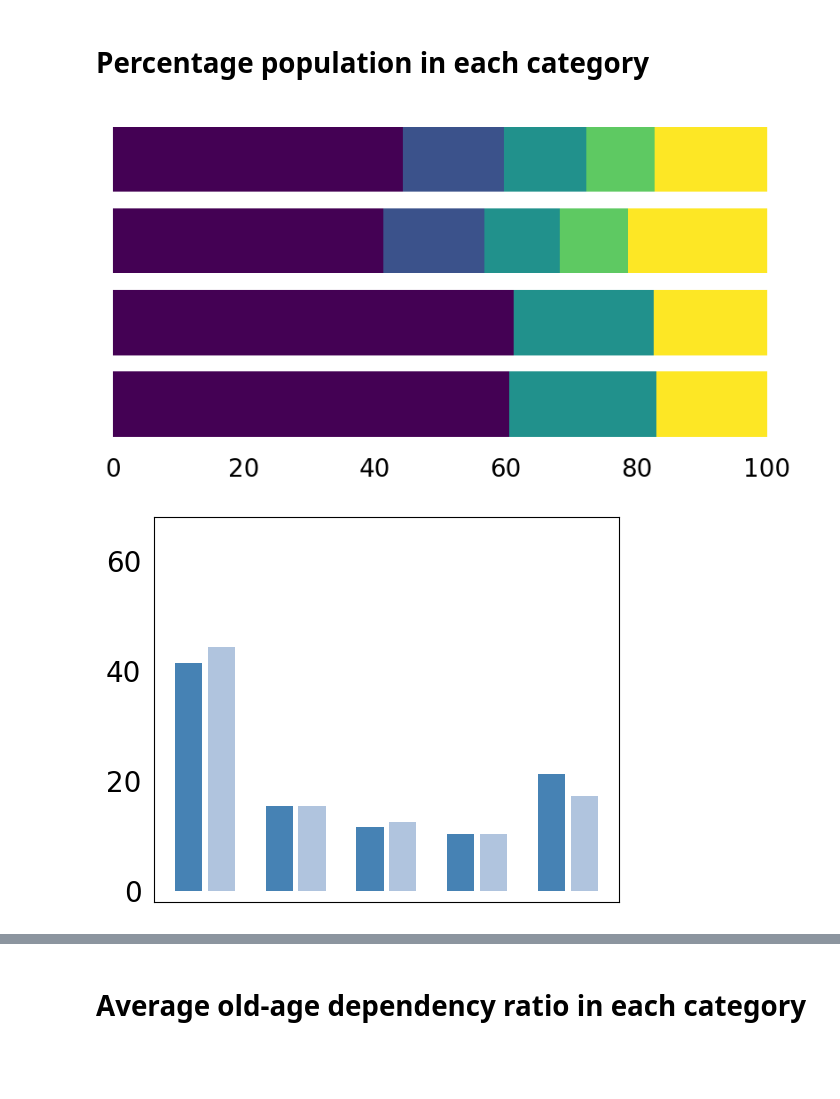
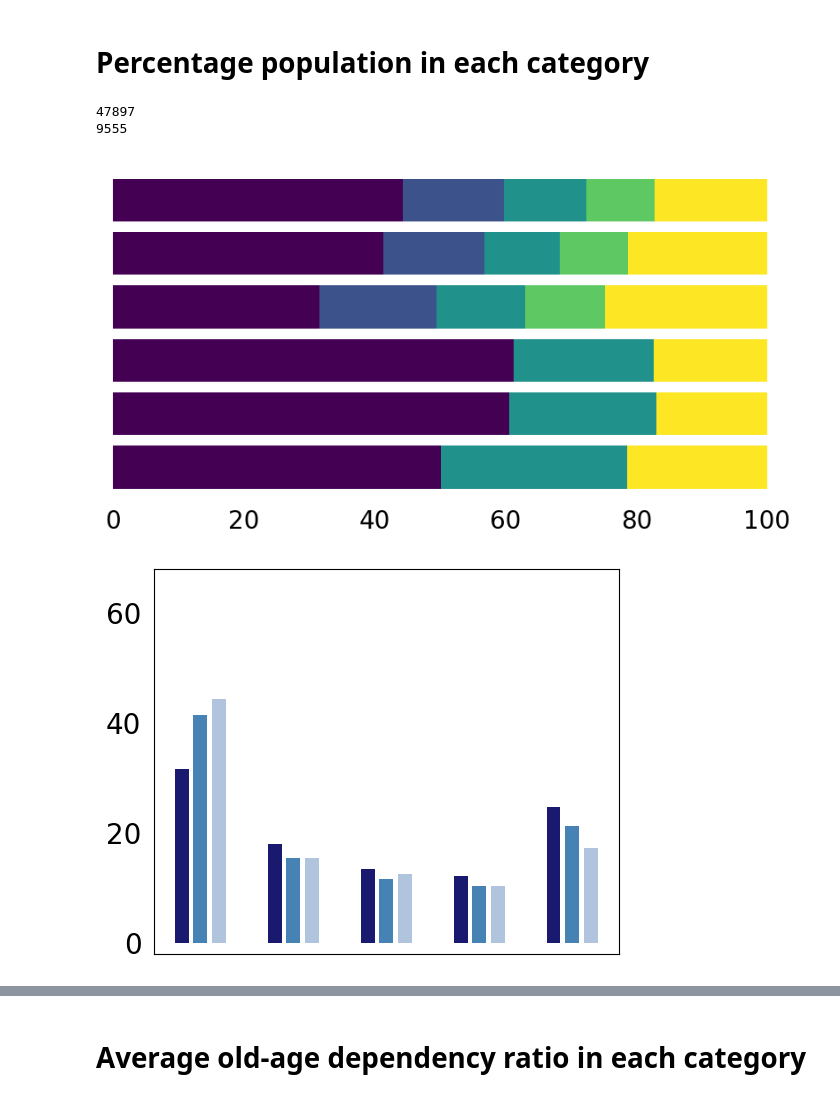
Before and after one commit to carmen-cabrera/latin-mobility-covid, a Jupyter notebook: notebooks/preprocessing/07-add-exo-var-to-baseline-pop.ipynb, the cells around one changed output, grey strips where cells are left out. Drawn from its saved outputs; the diff is of its cells as text; code cells hidden in the pictures; blank space fills up the shorter version.

```diff
--- a/notebooks/preprocessing/07-add-exo-var-to-baseline-pop.ipynb
+++ b/notebooks/preprocessing/07-add-exo-var-to-baseline-pop.ipynb
@@ -652,20 +646,50 @@ movcell_baseline_imput_pop = gpd.read_file('/Users/carmen/Library/CloudStorage/O
+# %%
+popcell_baseline_raw_pop = pd.read_csv(wd + '/data/outputs/' + country_short + '/baseline/baseline_pop.csv')
+print(len(popcell_baseline_raw_pop))
+
+popcell_baseline_raw_pop = popcell_baseline_raw_pop[popcell_baseline_raw_pop['0']>=0]
+print(len(popcell_baseline_raw_pop))
+
+lookup = gpd.read_file(wd + '/data/inputs/grids/Grid_' + country + '_lookup_mov_to_pop.gpkg')
+lookup = lookup[['FID_mov', 'FID_pop']]
+
+popcell_baseline_raw_pop = popcell_baseline_raw_pop.merge(lookup, left_on="FID", right_on="FID_pop")
+popcell_baseline_raw_pop = popcell_baseline_raw_pop.drop(['FID'], axis=1)
+# %% [output]
+47897
+9555
+# %%
+movcell_baseline_impute_pop_class = movcell_baseline_imput_pop[['class_density', 'class_rdi']]
+# %%
+popcell_baseline_raw_pop_merge = popcell_baseline_raw_pop.merge(movcell_baseline_impute_pop_class,
+                                                          left_on="FID_mov",
+                                                          right_on=movcell_baseline_impute_pop_class.index)
 # %%
 # Calculate the average weekly value for each row across the first 7 columns (index 0 to 6)
 average_week = []
+average_week_raw = []
 for i in range(len(movcell_baseline_imput_pop)):
     average_week.append(np.mean(movcell_baseline_imput_pop.iloc[i, [0, 1, 2, 3, 4, 5, 6]]))
+for i in range(len(popcell_baseline_raw_pop_merge)):
+    average_week_raw.append(np.mean(popcell_baseline_raw_pop_merge.iloc[i, [0, 1, 2, 3, 4, 5, 6]]))
 
 # Add the average weekly values as a new column
 movcell_baseline_imput_pop['average_week'] = average_week
+popcell_baseline_raw_pop_merge['average_week'] = average_week_raw
 
 # Initialise lists to store total Facebook and WorldPop populations per density class
 fb_pop_class_density = []
+fb_pop_raw_class_density = []
 wp_pop_class_density = []
 
 # Sum the 'average_week' and 'population' values for each density class
+n_class_density = 5
 for i in range(n_class_density):
     fb_pop_class_density.append(
         np.sum(movcell_baseline_imput_pop[movcell_baseline_imput_pop['class_density'] == i]['average_week'])
+    )
+    fb_pop_raw_class_density.append(
+        np.sum(popcell_baseline_raw_pop_merge[popcell_baseline_raw_pop_merge['class_density'] == i]['average_week'])
     )
     wp_pop_class_density.append(
         np.sum(movcell_baseline_imput_pop[movcell_baseline_imput_pop['class_density'] == i]['population'])
@@ -673,68 +697,87 @@ for i in range(n_class_density):
 
 # Calculate the percentage distribution of Facebook and WorldPop populations by density class
 fb_pop_class_density_per = fb_pop_class_density / np.sum(fb_pop_class_density) * 100
+fb_pop_raw_class_density_per = fb_pop_raw_class_density / np.sum(fb_pop_raw_class_density) * 100
 wp_pop_class_density_per = wp_pop_class_density / np.sum(wp_pop_class_density) * 100
 
 # Initialise lists to store total Facebook and WorldPop populations per RDI class
 fb_pop_class_rdi = []
+fb_pop_raw_class_rdi = []
 wp_pop_class_rdi = []
 
 # Sum the 'average_week' and 'population' values for each RDI class
+n_class_rdi = 3
 for i in range(n_class_rdi):
     fb_pop_class_rdi.append(
         np.sum(movcell_baseline_imput_pop[movcell_baseline_imput_pop['class_density'] == i]['average_week'])
+    )
+    fb_pop_raw_class_rdi.append(
+        np.sum(popcell_baseline_raw_pop_merge[popcell_baseline_raw_pop_merge['class_density'] == i]['average_week'])
     )
     wp_pop_class_rdi.append(
         np.sum(movcell_baseline_imput_pop[movcell_baseline_imput_pop['class_density'] == i]['population'])
     )
 
 # Calculate the percentage distribution of Facebook and WorldPop populations by RDI class
 fb_pop_class_rdi_per = fb_pop_class_rdi / np.sum(fb_pop_class_rdi) * 100
+fb_pop_raw_class_rdi_per = fb_pop_raw_class_rdi / np.sum(fb_pop_raw_class_rdi) * 100
 wp_pop_class_rdi_per = wp_pop_class_rdi / np.sum(wp_pop_class_rdi) * 100
 
 # Plot to see distribution of population in each category
 fig, ax = plt.subplots(figsize=(10, 5))
 
+
+
+fb_pop_raw_class_density_lim = [np.sum(fb_pop_raw_class_density_per[0:i]) for i in range(len(fb_pop_raw_class_density_per))]
+ax.barh(4, width=fb_pop_raw_class_density_per, left=fb_pop_raw_class_density_lim, color=mcp.gen_color(cmap='viridis', n=n_class_density))
+
 fb_pop_class_density_lim = [np.sum(fb_pop_class_density_per[0:i]) for i in range(len(fb_pop_class_density_per))]
-ax.barh(3, width=fb_pop_class_density_per, left=fb_pop_class_density_lim, color=mcp.gen_color(cmap='viridis', n=n_class_density))
+ax.barh(5, width=fb_pop_class_density_per, left=fb_pop_class_density_lim, color=mcp.gen_color(cmap='viridis', n=n_class_density))
 
 wp_pop_class_density_lim = [np.sum(wp_pop_class_density_per[0:i]) for i in range(len(wp_pop_class_density_per))]
-ax.barh(4, width=wp_pop_class_density_per, left=wp_pop_class_density_lim, color=mcp.gen_color(cmap='viridis', n=n_class_density))
+ax.barh(6, width=wp_pop_class_density_per, left=wp_pop_class_density_lim, color=mcp.gen_color(cmap='viridis', n=n_class_density))
+
+
+
+fb_pop_raw_class_rdi_lim = [np.sum(fb_pop_raw_class_rdi_per[0:i]) for i in range(len(fb_pop_raw_class_rdi_per))]
+ax.barh(1, width=fb_pop_raw_class_rdi_per, left=fb_pop_raw_class_rdi_lim, color=mcp.gen_color(cmap='viridis', n=n_class_rdi))
 
 fb_pop_class_rdi_lim = [np.sum(fb_pop_class_rdi_per[0:i]) for i in range(len(fb_pop_class_rdi_per))]
-ax.barh(1, width=fb_pop_class_rdi_per, left=fb_pop_class_rdi_lim, color=mcp.gen_color(cmap='viridis', n=n_class_rdi))
+ax.barh(2, width=fb_pop_class_rdi_per, left=fb_pop_class_rdi_lim, color=mcp.gen_color(cmap='viridis', n=n_class_rdi))
 
 wp_pop_class_rdi_lim = [np.sum(wp_pop_class_rdi_per[0:i]) for i in range(len(wp_pop_class_rdi_per))]
-ax.barh(2, width=wp_pop_class_rdi_per, left=wp_pop_class_rdi_lim, color=mcp.gen_color(cmap='viridis', n=n_class_rdi))
+ax.barh(3, width=wp_pop_class_rdi_per, left=wp_pop_class_rdi_lim, color=mcp.gen_color(cmap='viridis', n=n_class_rdi))
 
 ax.spines['bottom'].set_linewidth(0)
 ax.spines['top'].set_linewidth(0)
 ax.spines['left'].set_linewidth(0)
 ax.spines['right'].set_linewidth(0)
 
 ax.tick_params(axis='both', rotation=0, length=0, labelsize=20, labelleft=False, labelbottom=True)
 
 # plt.savefig(wd + '/plots/percentage-classes/percentage-classes-' + country_short + '.pdf', bbox_inches='tight')
 # %% [output]
-[figure, old version]
+[figure, new version]
 # %%
 # Plot to see distribution of population in each category
 fig, ax = plt.subplots(figsize=(6, 5))
 
 x = np.arange(len(fb_pop_class_density_per))
 
-ax.bar(x-0.18, fb_pop_class_density_per, width=0.30, color='steelblue', align='center')
-ax.bar(x+0.18, wp_pop_class_density_per, width=0.30, color='lightsteelblue', align='center')
+
+ax.bar(x-0.2, fb_pop_raw_class_density_per, width=0.15, color='midnightblue', align='center')
+ax.bar(x, fb_pop_class_density_per, width=0.15, color='steelblue', align='center')
+ax.bar(x+0.2, wp_pop_class_density_per, width=0.15, color='lightsteelblue', align='center')
 
 ax.set_ylim([-2,68])
 
 ax.tick_params(axis='both', which='both', labelbottom=False, width=0, length=0, color='k', labelsize=20, pad=9)
 
-plt.savefig(wd + '/plots/percentage-classes/percentage-classes-' + country_short + '-double-bars-density.pdf', bbox_inches='tight')
+plt.savefig(wd + '/plots/percentage-classes/percentage-classes-' + country_short + '-double-bars-density-r1.pdf', bbox_inches='tight')
 
 plt.show()
 # %% [output]
-[figure, old version]
+[figure, new version]
 # %%
 # Plot to see distribution of population in each category
 fig, ax = plt.subplots(figsize=(6, 5))
```
Also changed, not shown: parts of 8 cells of this notebook, 3 other files.
